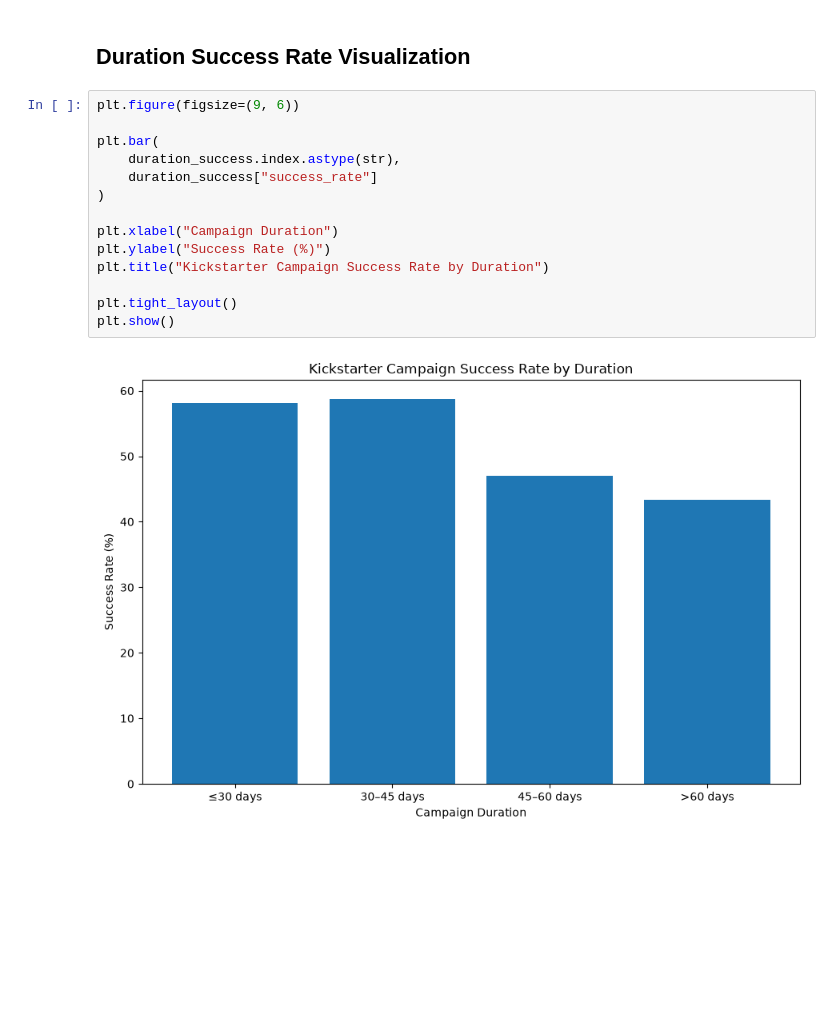
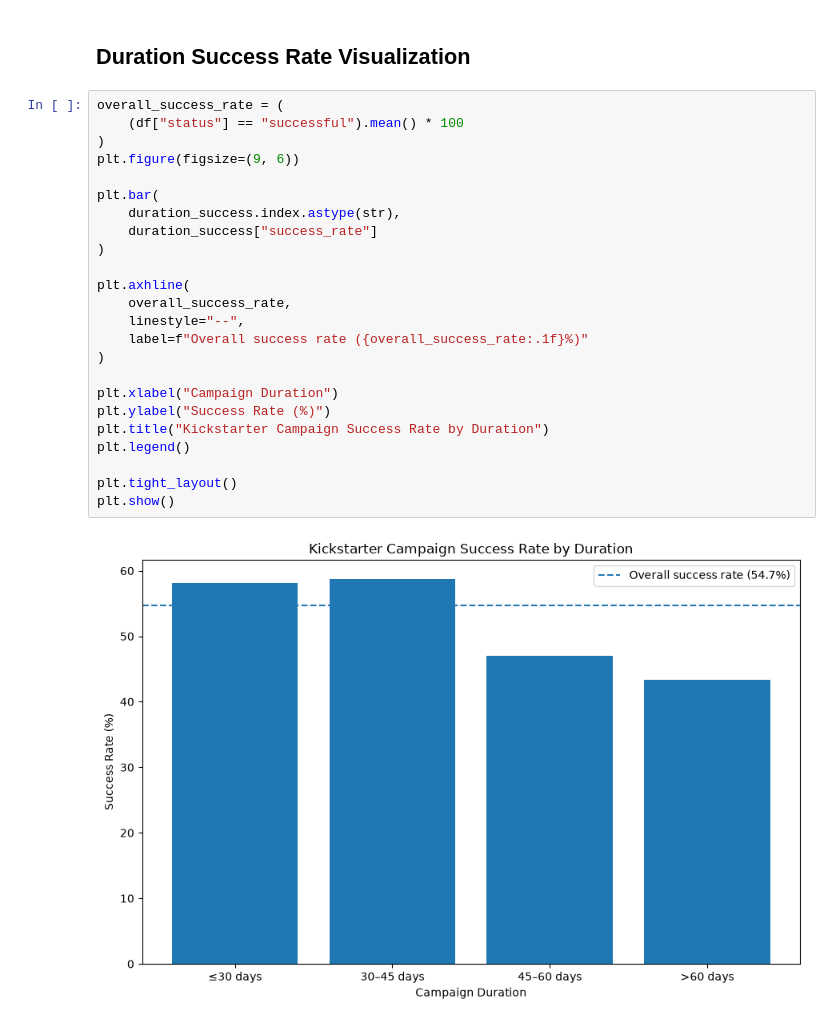
Before and after one commit to Break-Through-Tech/Global-Financial-Firm-1A-kickstarter-crowdfunding-recommendation-engine, a Jupyter notebook: notebooks/milestone2_task2_duration_analysis.ipynb, the cells around one changed output. Drawn from its saved outputs; the diff is of its cells as text; blank space fills up the shorter version.

```diff
--- a/notebooks/milestone2_task2_duration_analysis.ipynb
+++ b/notebooks/milestone2_task2_duration_analysis.ipynb
@@ -149,21 +149,31 @@ duration_success.round(2)
 # %% [markdown]
 ## Duration Success Rate Visualization
 # %%
+overall_success_rate = (
+    (df["status"] == "successful").mean() * 100
+)
 plt.figure(figsize=(9, 6))
 
 plt.bar(
     duration_success.index.astype(str),
     duration_success["success_rate"]
 )
 
+plt.axhline(
+    overall_success_rate,
+    linestyle="--",
+    label=f"Overall success rate ({overall_success_rate:.1f}%)"
+)
+
 plt.xlabel("Campaign Duration")
 plt.ylabel("Success Rate (%)")
 plt.title("Kickstarter Campaign Success Rate by Duration")
+plt.legend()
 
 plt.tight_layout()
 plt.show()
 # %% [output]
-[figure, old version]
+[figure, new version]
 # %% [markdown]
 ## Findings
 
```
Also changed, not shown: parts of 3 cells of this notebook.
